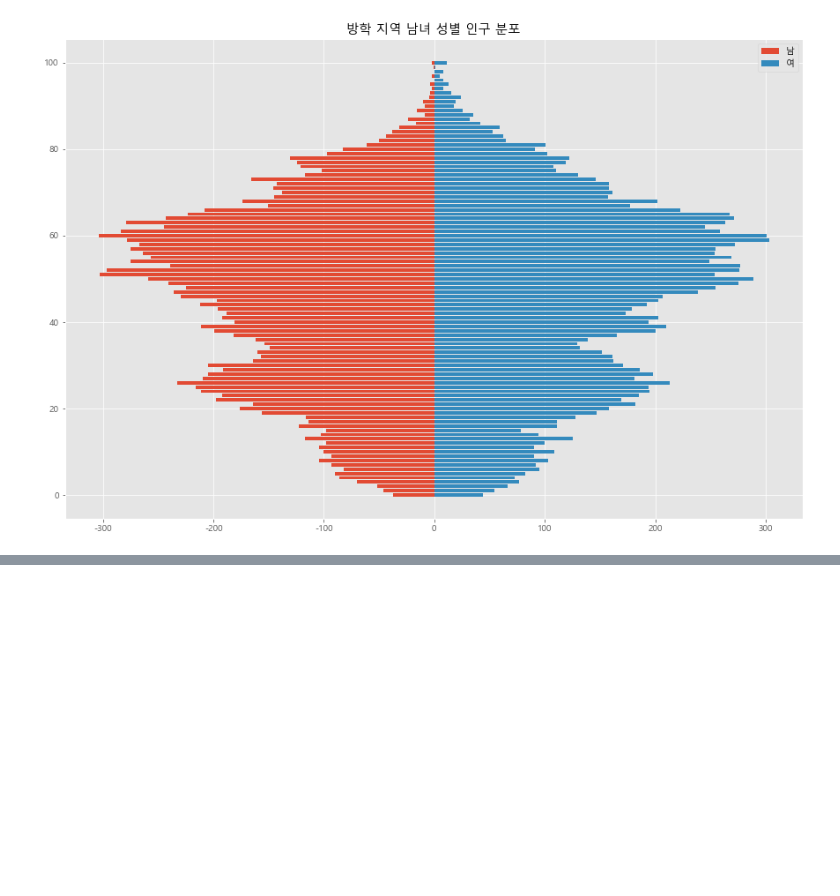
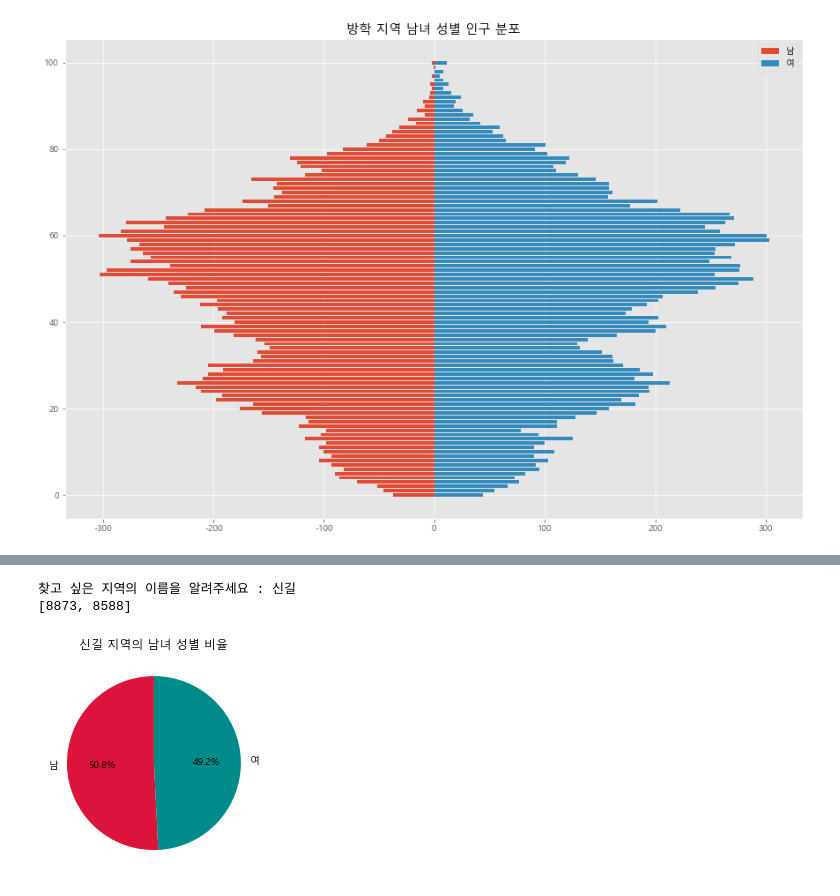
Before and after one commit to pmj3590/modoo_dataanalysis, a Jupyter notebook: people.ipynb, the cells around one changed output, grey strips where cells are left out. Cells and saved outputs as stored; diff of their text form; code cells hidden in the pictures; blank space fills up the shorter version.

```diff
--- a/people.ipynb
+++ b/people.ipynb
@@ -272,0 +317,31 @@ plt.show()
+# %%
+import csv
+f=open('gender2.csv')
+data=csv.reader(f)
+size=[] # 전체 남/여성 수를 담을 변수
+name=input('찾고 싶은 지역의 이름을 알려주세요 : ')
+
+for row in data:
+    if name in row[0]:
+        m=0
+        f=0
+        for i in range(101):
+            m += int(row[i+3]) # row3부터 row103의 데이터 더하기
+            f += int(row[i+106]) # row106부터 row206의 데이터 더하기
+        break
+size.append(m) # 남성 합계를 리스트에 넣기
+size.append(f) # 여성 합계를 리스트에 넣기
+print(size)
+# %% [output]
+찾고 싶은 지역의 이름을 알려주세요 : 신길
+[8873, 8588]
+# %%
+import matplotlib.pyplot as plt
+plt.rc('font', family='Malgun Gothic')
+color=['crimson', 'darkcyan']
+plt.axis=('equal')
+plt.pie(size, labels=['남', '여'], autopct='%.1f%%', colors=color, startangle=90) # startangle : 파이차트의 시작 각도 지정
+plt.title(name+' 지역의 남녀 성별 비율')
+plt.show()
+# %% [output]
+[figure, added]
```
Also changed, not shown: parts of 10 cells of this notebook.
